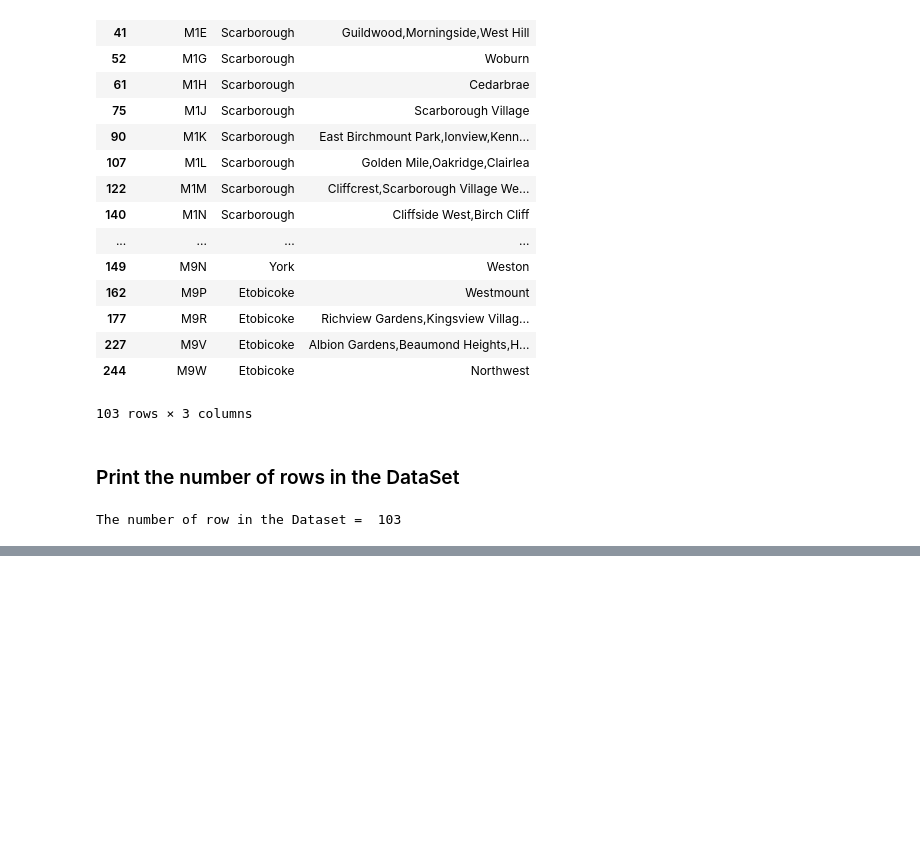
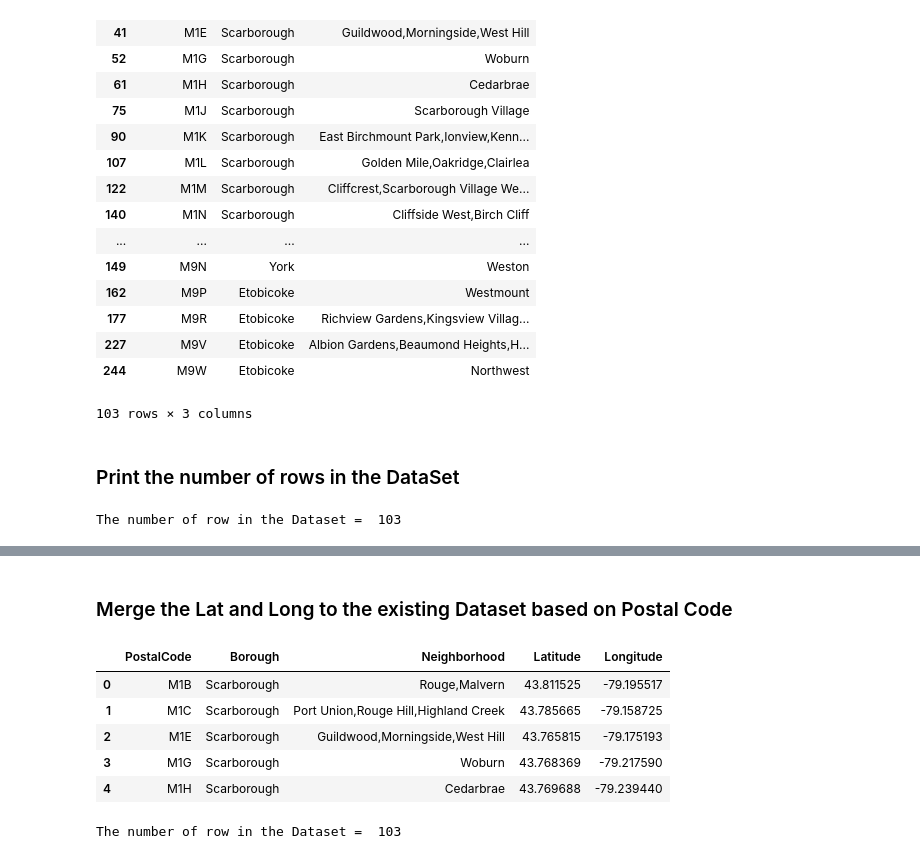
Before and after one commit to tiongghee/CourseaCapstone, a Jupyter notebook: Segmenting and Clustering Neighborhoods in Toronto.ipynb, the cells around one changed output, grey strips where cells are left out. Cells and saved outputs as stored; diff of their text form; code cells hidden in the pictures; blank space fills up the shorter version.

Commit message:
Segmenting and Clustering Neighborhoods in Toronto - Part 2 Completed

```diff
--- a/Segmenting and Clustering Neighborhoods in Toronto.ipynb
+++ b/Segmenting and Clustering Neighborhoods in Toronto.ipynb
@@ -50,7 +41,7 @@ df_can_neighborhood.head()
 # %% [markdown]
 ### Rename the Postcode column to PostalCode
 # %%
-df_can_neighborhood.rename(columns = {"Postcode" : "PostalCode"}, inplace = True)
+df_can_neighborhood.rename(columns = {"Postcode" : "PostalCode", "Neighbourhood" : "Neighborhood"}, inplace = True)
 df_can_neighborhood.head()
 # %% [output]
 |  | PostalCode | Borough | Neighborhood |
@@ -139,0 +140,5 @@ The number of row in the Dataset =  103
+# %%
+# Create a PostalCode list
+postal_list = df_can_neighborhood['PostalCode']
+postal_list
+type(postal_list)
@@ -139,0 +168,22 @@ The number of row in the Dataset =  103
+# %%
+# Retrieve lat and long for the postal code list of Toronto
+postal_latlng = []
+
+for postal_code in postal_list.iteritems():
+    # print('postal_code = ', postal_code)
+
+    # initialize your variable to None
+    lat_lng_coords = None
+
+    # loop until you get the coordinates
+    while(lat_lng_coords is None):
+        g = geocoder.arcgis('{}, Toronto, Ontario'.format(postal_code), key = 'AIzaSyAq8kqNQppgDrGCFctH0QjMe6oXjdBg6Cs')
+        lat_lng_coords = g.latlng
+
+        latitude = lat_lng_coords[0]
+        longitude = lat_lng_coords[1]
+
+        postal_latlng.append([postal_code[1], latitude, longitude])
+        # print("Postal Code = {}, Lat = {}, Long = {}".format(postal_code, latitude, longitude))
+
+postal_latlng
@@ -139,0 +208,21 @@ The number of row in the Dataset =  103
+# %% [markdown]
+### Merge the Lat and Long to the existing Dataset based on Postal Code
+# %%
+# Convert postal_latlng to Dataframe
+df_postal_latlng = pd.DataFrame(postal_latlng)
+df_postal_latlng.columns = ['PostalCode', 'Latitude', 'Longitude']
+df_postal_latlng.head()
+
+df_toronto = pd.merge(df_can_neighborhood, df_postal_latlng, on = 'PostalCode')
+df_toronto.head()
+# %% [output]
+|  | PostalCode | Borough | Neighborhood | Latitude | Longitude |
+| 0 | M1B | Scarborough | Rouge,Malvern | 43.811525 | -79.195517 |
+| 1 | M1C | Scarborough | Port Union,Rouge Hill,Highland Creek | 43.785665 | -79.158725 |
+| 2 | M1E | Scarborough | Guildwood,Morningside,West Hill | 43.765815 | -79.175193 |
+| 3 | M1G | Scarborough | Woburn | 43.768369 | -79.217590 |
+| 4 | M1H | Scarborough | Cedarbrae | 43.769688 | -79.239440 |
+# %%
+print('The number of row in the Dataset = ', df_toronto.shape[0])
+# %% [output]
+The number of row in the Dataset =  103
```
Also changed, not shown: parts of 10 cells of this notebook.
